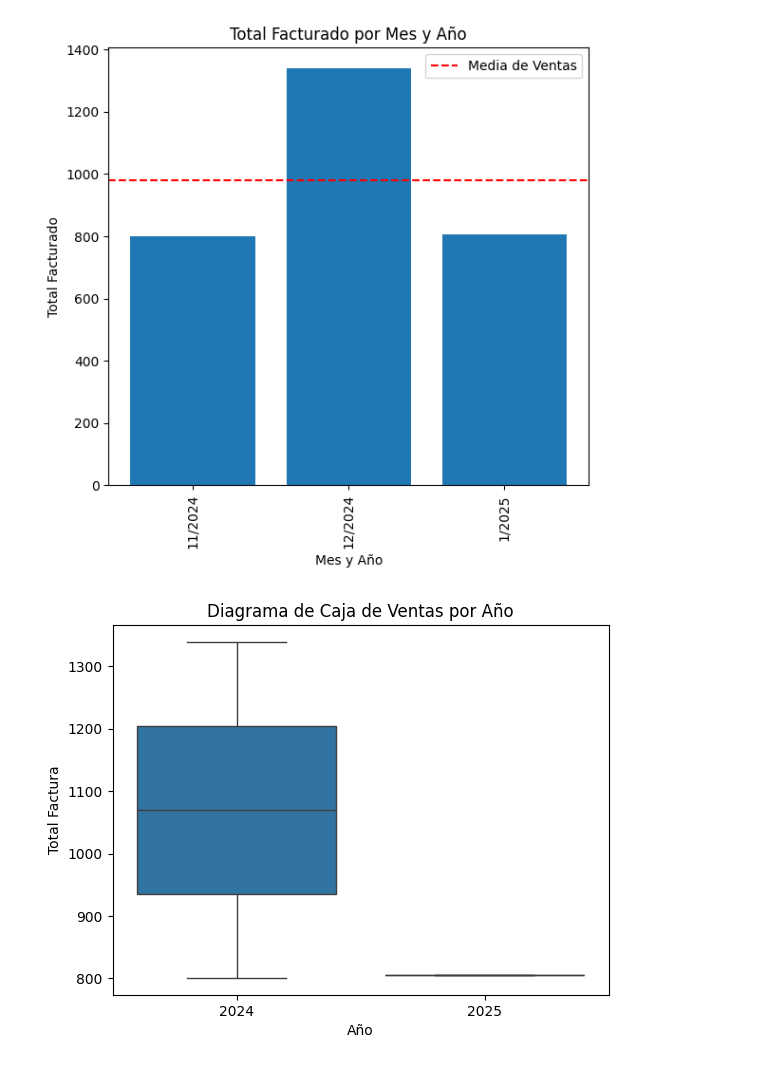
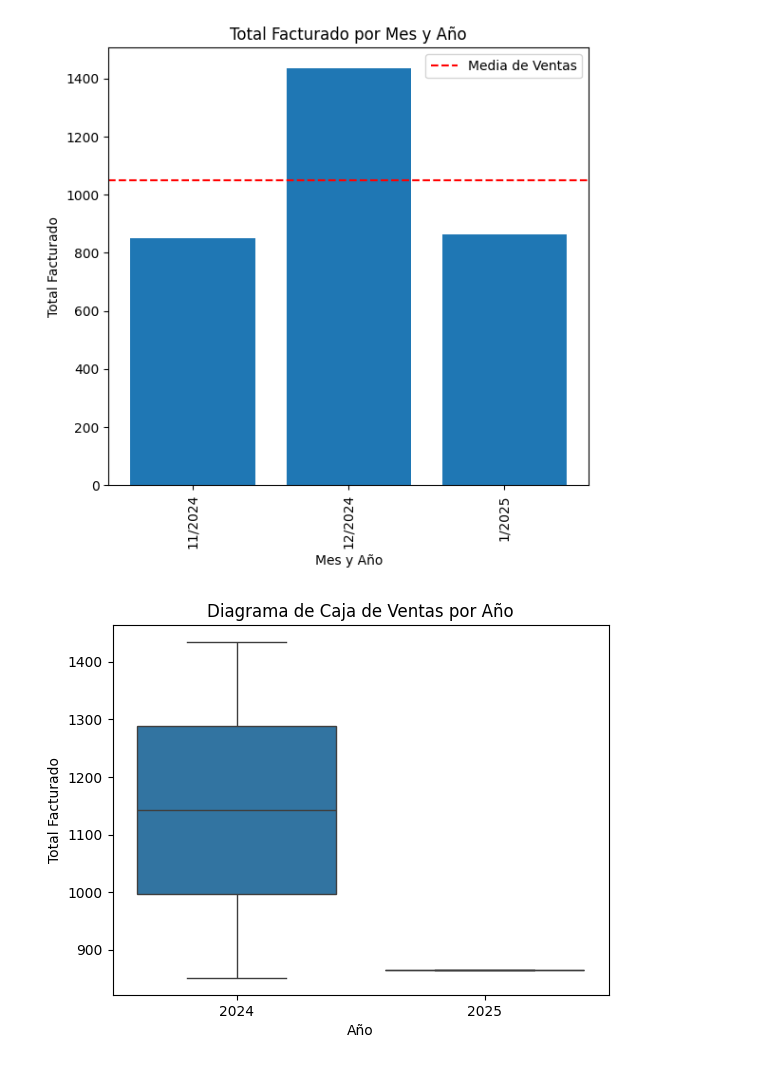
Before and after one commit to jhonDataScience/Financiero, a Jupyter notebook: Analisis_Excel.ipynb, the cells around one changed output. Drawn from its saved outputs; the diff is of its cells as text; code cells hidden in the pictures.

```diff
--- a/Analisis_Excel.ipynb
+++ b/Analisis_Excel.ipynb
@@ -52,5 +52,5 @@ plt.show()
 # %%
-ventas_por_mes_año = df.groupby(["Año", "Mes"])["Total Factura"].sum().reset_index()
+ventas_por_mes_año = df.groupby(["Año", "Mes"])["Total Facturado"].sum().reset_index()
 # %%
 print(ventas_por_mes_año)
 # %% [output]
@@ -78,13 +78,13 @@ ventas_por_mes.std()
 # %%
 plt.figure(figsize=(6, 6))
-plt.bar(ventas_por_mes_año.index, ventas_por_mes_año["Total Factura"])
+plt.bar(ventas_por_mes_año.index, ventas_por_mes_año["Total Facturado"])
 plt.xlabel("Mes y Año")
 plt.ylabel("Total Facturado")
 plt.title("Total Facturado por Mes y Año")
 plt.xticks(ventas_por_mes_año.index, ventas_por_mes_año["Mes"].astype(str) + "/" + ventas_por_mes_año["Año"].astype(str), rotation=90)
 
 # Calcular la media de las ventas
-media_ventas = ventas_por_mes_año["Total Factura"].mean()
+media_ventas = ventas_por_mes_año["Total Facturado"].mean()
 
 # Agregar una línea horizontal para la media
 plt.axhline(y=media_ventas, color='r', linestyle='--', label='Media de Ventas')
@@ -93,11 +93,11 @@ plt.legend() # Mostrar leyenda para identificar las líneas
 plt.tight_layout()
 plt.show()
 # %% [output]
-[figure, old version]
+[figure, new version]
 # %%
-sns.boxplot(x="Año", y="Total Factura", data=ventas_por_mes_año)
+sns.boxplot(x="Año", y="Total Facturado", data=ventas_por_mes_año)
 plt.title("Diagrama de Caja de Ventas por Año")
 plt.show()
 # %% [output]
-[figure, old version]
+[figure, new version]
 # %%
```
Also changed, not shown: parts of 16 cells of this notebook.
